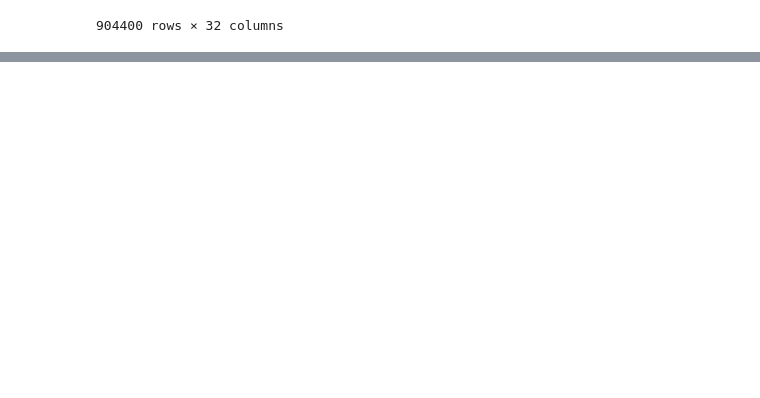
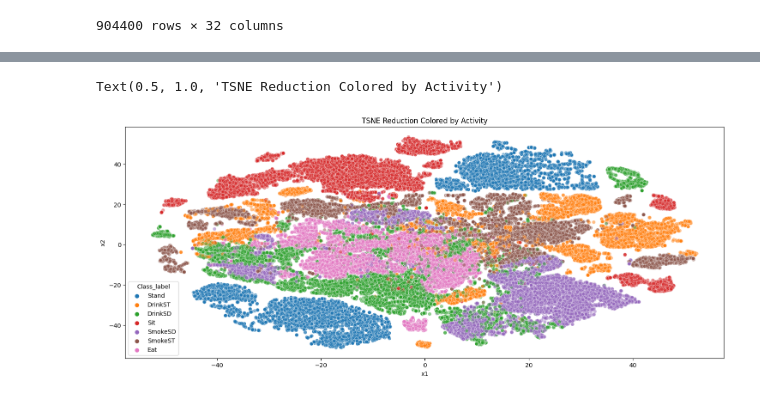
Before and after one commit to Dekkerz/mocap, a Jupyter notebook: notebooks/Untitled1.ipynb, the cells around one changed output, grey strips where cells are left out. Cells and saved outputs as stored; diff of their text form; code cells hidden in the pictures; blank space fills up the shorter version.

```diff
--- a/notebooks/Untitled1.ipynb
+++ b/notebooks/Untitled1.ipynb
@@ -93,0 +169,27 @@ P1_basic
+# %%
+shuffled = P1_data.sample(n=100000)
+# %%
+tsne_data = shuffled[['Accelerometer_x_WD', 'Accelerometer_y_WD',
+       'Accelerometer_z_WD', 'Linear_acceleration_sensor_x_WD',
+       'Linear_acceleration_sensor_y_WD', 'Linear_acceleration_sensor_z_WD',
+       'Gyroscope_x_WD', 'Gyroscope_y_WD', 'Gyroscope_z_WD',
+       'Magnetometer_x_WD', 'Magnetometer_y_WD', 'Magnetometer_z_WD']].copy()
+# %%
+scl = StandardScaler()
+tsne_data = scl.fit_transform(tsne_data)
+# %%
+# Transform data
+tsne = TSNE(random_state=911, n_components=2)
+tsne_transformed = tsne.fit_transform(tsne_data)
+# %%
+# Plot data
+dftsne = pd.DataFrame(tsne_transformed)
+dftsne['Class_label'] = shuffled['Class_label'].reset_index(drop=True)
+dftsne.columns = ['x1','x2','Class_label']
+
+fig, ax = plt.subplots(figsize=(18, 7))
+sns.scatterplot(data=dftsne,x='x1',y='x2',hue='Class_label',legend="full",alpha=0.5,ax=ax)
+ax.set_title('TSNE Reduction Colored by Activity')
+# %% [output]
+Text(0.5, 1.0, 'TSNE Reduction Colored by Activity')
+[figure, added]
```
Also changed, not shown: parts of 14 cells of this notebook, 1 other file.
